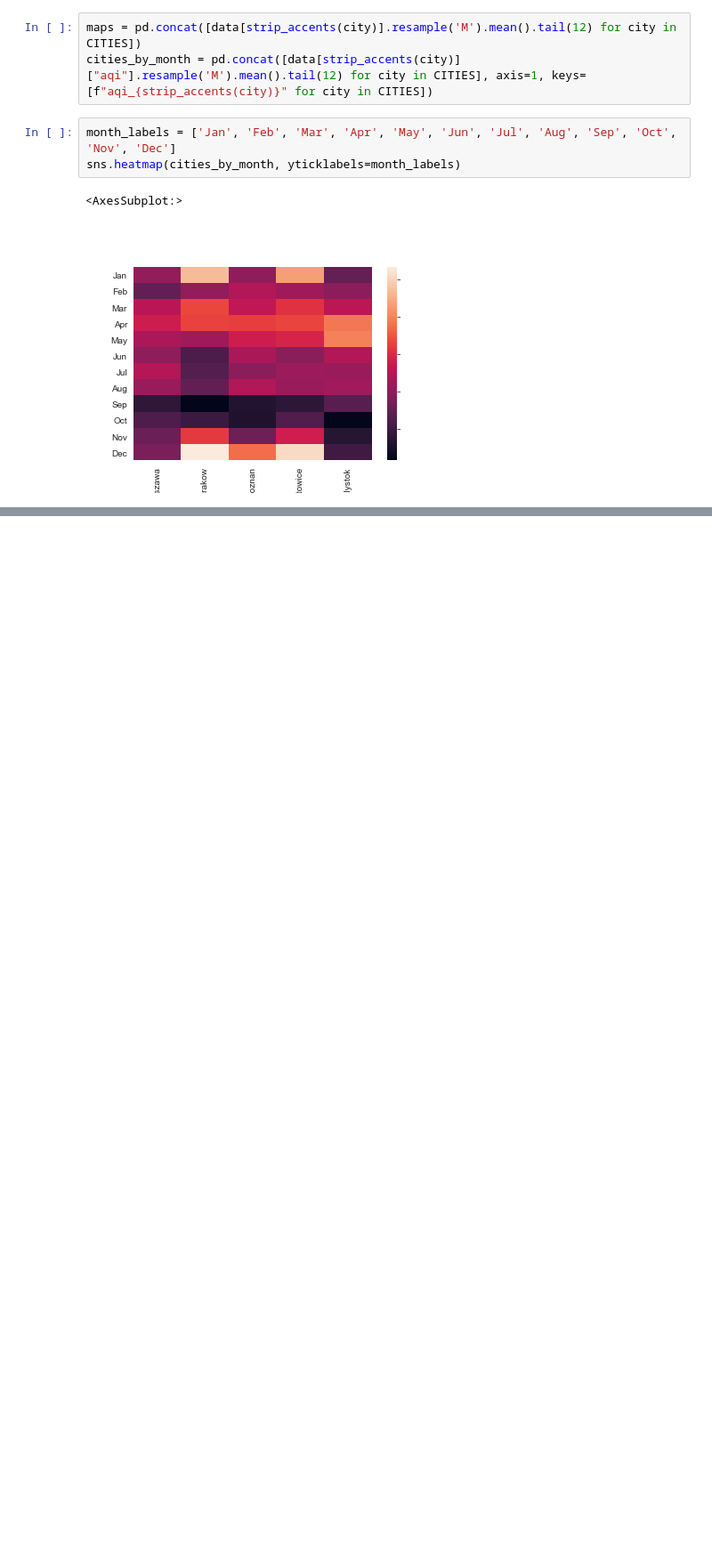
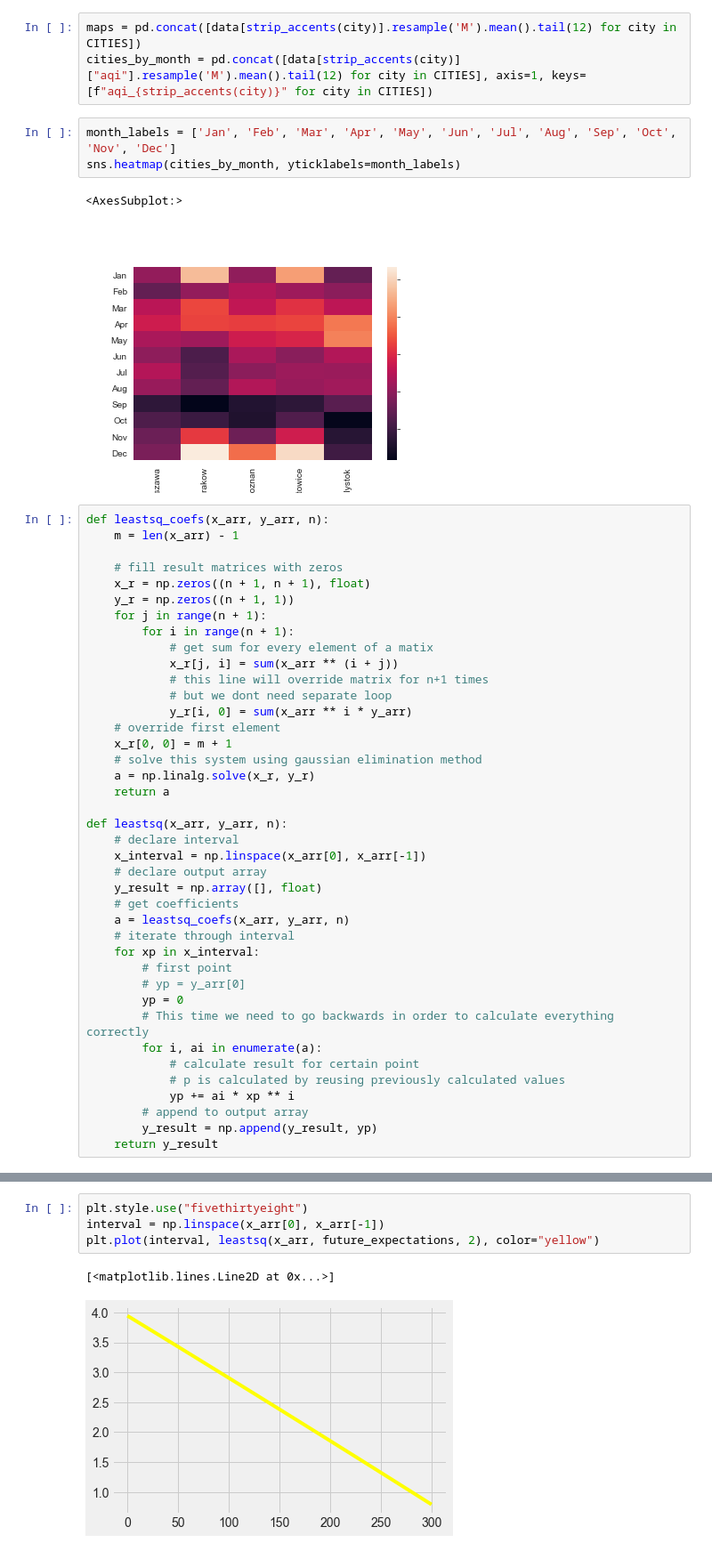
Before and after one commit to PrzemyslawSarnacki/AirQualityPrediction, a Jupyter notebook: well_being_analisys.ipynb, the cells around one changed output, grey strips where cells are left out. Shown: that part at 89% size. Cells and saved outputs as stored; diff of their text form; blank space fills up the shorter version.

```diff
--- a/well_being_analisys.ipynb
+++ b/well_being_analisys.ipynb
@@ -83,6 +83,46 @@ sns.heatmap(cities_by_month, yticklabels=month_labels)
 # %% [output]
 <AxesSubplot:>
 [figure]
+# %%
+def leastsq_coefs(x_arr, y_arr, n):
+    m = len(x_arr) - 1
+
+    # fill result matrices with zeros
+    x_r = np.zeros((n + 1, n + 1), float)
+    y_r = np.zeros((n + 1, 1))
+    for j in range(n + 1):
+        for i in range(n + 1):
+            # get sum for every element of a matix
+            x_r[j, i] = sum(x_arr ** (i + j))
+            # this line will override matrix for n+1 times
+            # but we dont need separate loop
+            y_r[i, 0] = sum(x_arr ** i * y_arr)
+    # override first element
+    x_r[0, 0] = m + 1
+    # solve this system using gaussian elimination method
+    a = np.linalg.solve(x_r, y_r)
+    return a
+
+def leastsq(x_arr, y_arr, n):
+    # declare interval
+    x_interval = np.linspace(x_arr[0], x_arr[-1])
+    # declare output array
+    y_result = np.array([], float)
+    # get coefficients
+    a = leastsq_coefs(x_arr, y_arr, n)
+    # iterate through interval
+    for xp in x_interval:
+        # first point
+        # yp = y_arr[0]
+        yp = 0
+        # This time we need to go backwards in order to calculate everything correctly
+        for i, ai in enumerate(a):
+            # calculate result for certain point
+            # p is calculated by reusing previously calculated values
+            yp += ai * xp ** i
+        # append to output array
+        y_result = np.append(y_result, yp)
+    return y_result
 # %%
 import scipy.interpolate
 
@@ -102,0 +150,7 @@ TypeError: 'numpy.ndarray' object is not callable
+# %%
+plt.style.use("fivethirtyeight")
+interval = np.linspace(x_arr[0], x_arr[-1])
+plt.plot(interval, leastsq(x_arr, future_expectations, 2), color="yellow")
+# %% [output]
+[<matplotlib.lines.Line2D at 0x...>]
+[figure, added]
```
Also changed, not shown: parts of 1 cell of this notebook.
